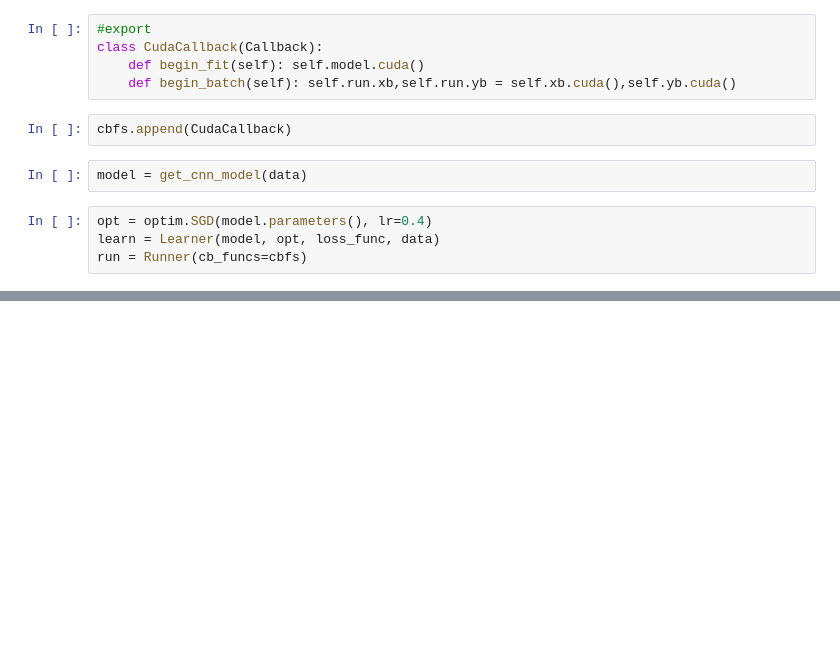
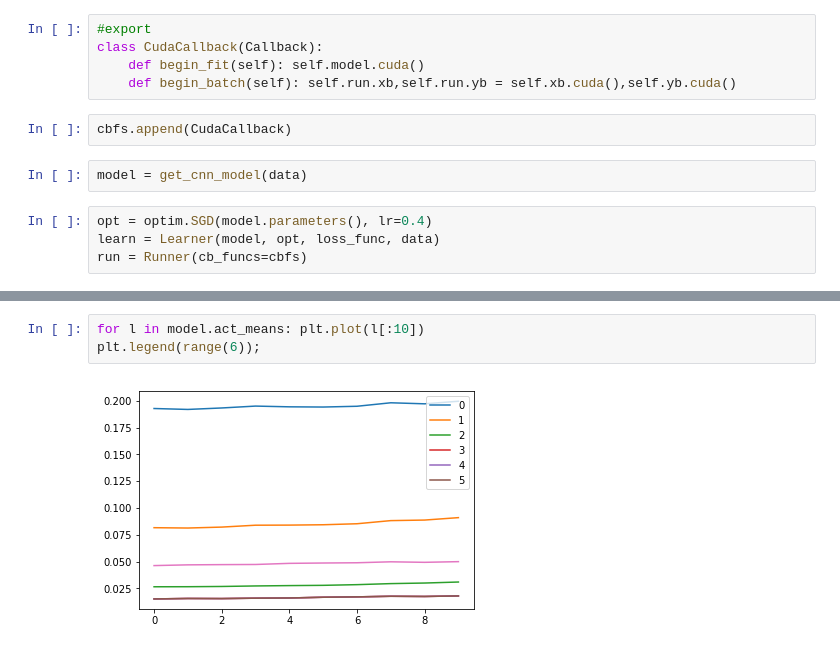
Before and after one commit to RaiAnant/fast.ai_dl2_notebooks, a Jupyter notebook: notebooks/dl2_fastai_lec10.ipynb, the cells around one changed output, grey strips where cells are left out. Saved outputs shown, nothing was run; the diff lists cells and outputs as text; blank space fills up the shorter version.

```diff
--- a/notebooks/dl2_fastai_lec10.ipynb
+++ b/notebooks/dl2_fastai_lec10.ipynb
@@ -515,0 +627,5 @@ Wall time: 9.71 s
+# %%
+for l in model.act_means: plt.plot(l[:10])
+plt.legend(range(6));
+# %% [output]
+[figure, added]
```
Also changed, not shown: parts of 25 cells of this notebook.
